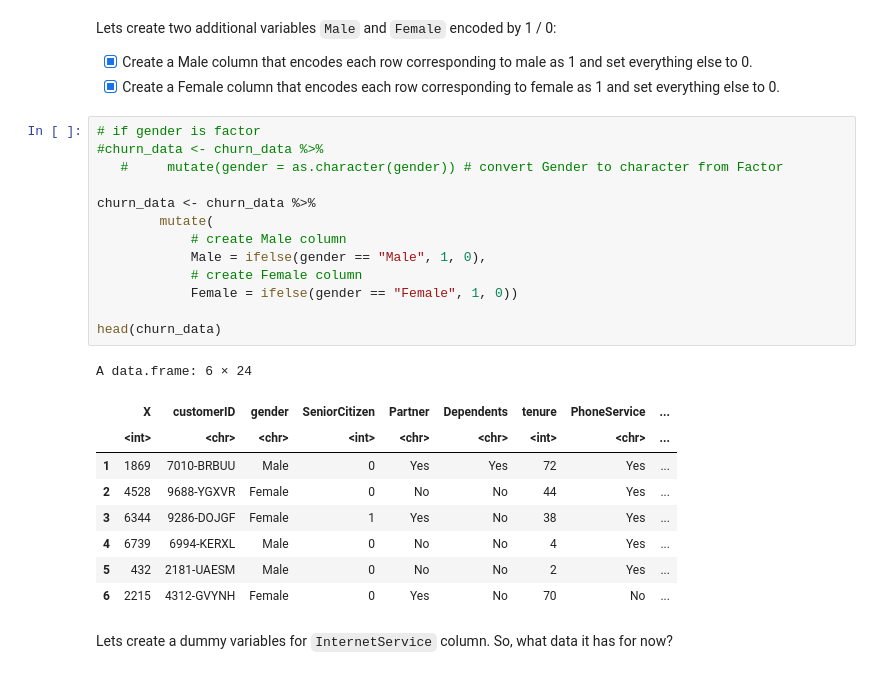
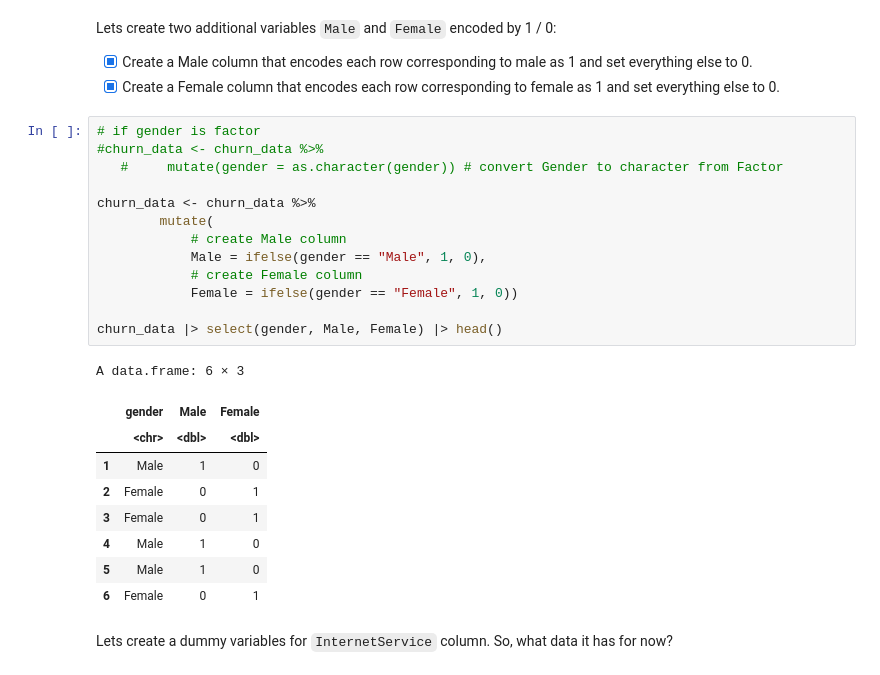
Before and after one commit to kleban/data-r-source, a Jupyter notebook: etl-feature-engineering.ipynb, the cells around one changed output. Saved outputs shown, nothing was run; the diff lists cells and outputs as text.

```diff
--- a/etl-feature-engineering.ipynb
+++ b/etl-feature-engineering.ipynb
@@ -912,26 +912,26 @@ Lets create two additional variables `Male` and `Female` encoded by 1 / 0:
 # %%
 # if gender is factor
 #churn_data <- churn_data %>%
    #     mutate(gender = as.character(gender)) # convert Gender to character from Factor
 
 churn_data <- churn_data %>%
         mutate(
             # create Male column
             Male = ifelse(gender == "Male", 1, 0),
             # create Female column
             Female = ifelse(gender == "Female", 1, 0))
 
-head(churn_data)
+churn_data |> select(gender, Male, Female) |> head()
 # %% [output]
-A data.frame: 6 × 24
+A data.frame: 6 × 3
-|  | X | customerID | gender | SeniorCitizen | Partner | Dependents | tenure | PhoneService | ... |
-|  | <int> | <chr> | <chr> | <int> | <chr> | <chr> | <int> | <chr> | ... |
-| 1 | 1869 | 7010-BRBUU | Male | 0 | Yes | Yes | 72 | Yes | ... |
-| 2 | 4528 | 9688-YGXVR | Female | 0 | No | No | 44 | Yes | ... |
-| 3 | 6344 | 9286-DOJGF | Female | 1 | Yes | No | 38 | Yes | ... |
-| 4 | 6739 | 6994-KERXL | Male | 0 | No | No | 4 | Yes | ... |
-| 5 | 432 | 2181-UAESM | Male | 0 | No | No | 2 | Yes | ... |
-| 6 | 2215 | 4312-GVYNH | Female | 0 | Yes | No | 70 | No | ... |
+|  | gender | Male | Female |
+|  | <chr> | <dbl> | <dbl> |
+| 1 | Male | 1 | 0 |
+| 2 | Female | 0 | 1 |
+| 3 | Female | 0 | 1 |
+| 4 | Male | 1 | 0 |
+| 5 | Male | 1 | 0 |
+| 6 | Female | 0 | 1 |
 # %% [markdown]
 Lets create a dummy variables for `InternetService` column. So, what data it has for now?
 # %%
```
Also changed, not shown: parts of 15 cells of this notebook, 1 other file.
